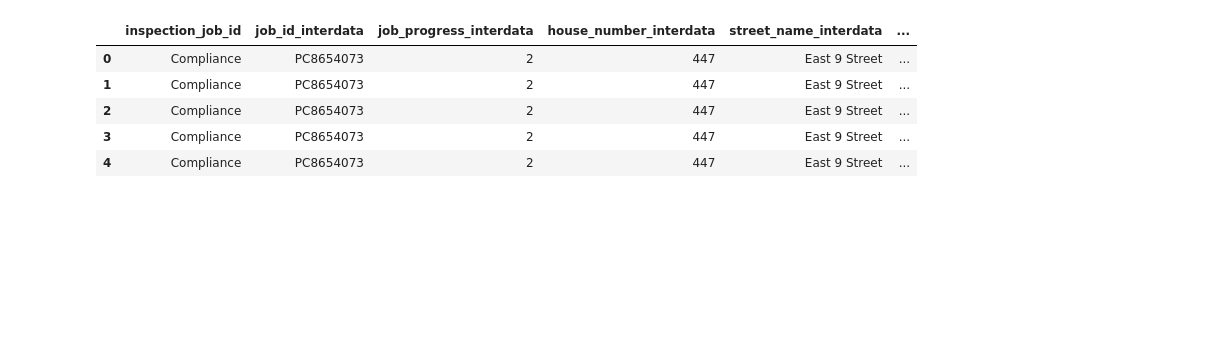
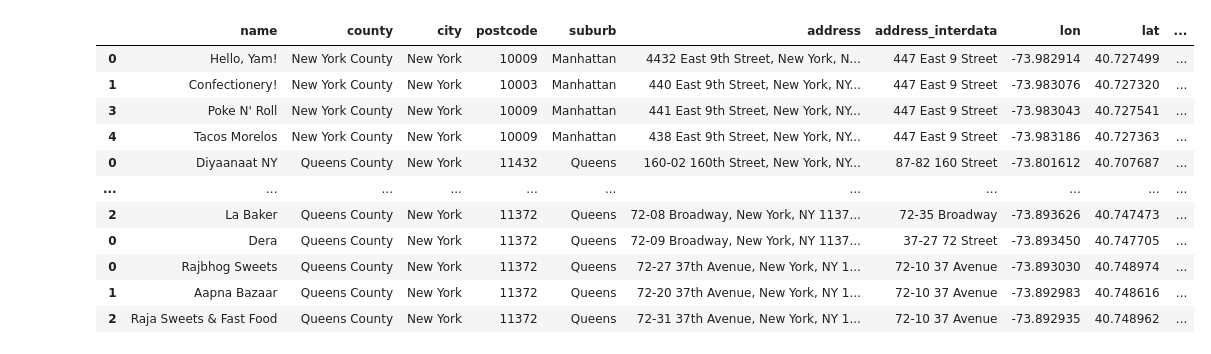
Before and after one commit to conor7276/nyc-rats-in-restaurants, a Jupyter notebook: osm/geoapift.ipynb, the cells around one changed output. Saved outputs shown, nothing was run; the diff lists cells and outputs as text; code cells hidden in the pictures; blank space fills up the shorter version.

```diff
--- a/osm/geoapift.ipynb
+++ b/osm/geoapift.ipynb
@@ -13,7 +14,7 @@ env_path = Path(os.path.abspath('')).resolve().parent / "secrets.env"
 env_vars = dotenv_values(env_path)
 geoapify_key = env_vars['GEOAPIFY_KEY']
 # %%
-df = pd.read_csv("data_2026-03-02_2026-03-08.csv")
+df = pd.read_csv("data_2026-03-02_2026-03-08.csv", parse_dates = ['approved_date'])
 # Filter out bad coordinates
 df = df.dropna(subset = ['longitude', 'latitude'])
 df = df[(df['longitude'] != 0) & (df['latitude'] != 0)]
@@ -22,7 +23,10 @@ df = df[(df['longitude'] != 0) & (df['latitude'] != 0)]
 df['street_name'] = df['street_name'].apply(lambda x : x.title())
 df['address'] = df.apply(lambda x : str(x['house_number']) + ' ' + x['street_name'] ,axis = 1)
 
-df = df.iloc[1:100]
+# Turn dates from timestamp level to date level
+df['approved_date'] = df['approved_date'].apply(lambda x : pd.Timestamp(year = x.year, month = x.month, day = x.day))
+
+# df = df.iloc[201:300]
 
 df = df[
     ['inspection_type',
@@ -59,7 +63,7 @@ all_restaurants_df = pd.DataFrame()
 
 for _ , row in df.iterrows():
 
-    time.sleep(2)
+    time.sleep(0.5)
     longitude = str(row['longitude_interdata'])
     latitude = str(row['latitude_interdata'])
 
@@ -71,7 +75,7 @@ for _ , row in df.iterrows():
     response = requests.request("GET", url, headers=headers, data=payload)
 
     res = json.loads(response.text)
-    print(res)
+    # print(res)
     try:
         local_restaurant_df = pd.DataFrame([
             {
@@ -100,7 +104,7 @@ for _ , row in df.iterrows():
 
         all_restaurants_df = pd.concat([all_restaurants_df, local_restaurant_df])
     except Exception as e:
-        print(e)
+        # print(e)
         # Move on if no data is found
         continue
 # %% [output]
@@ -124,4 +128,60 @@ for _ , row in df.iterrows():
 # %%
-print(all_restaurants_df.columns)
-all_restaurants_df.head()
+all_restaurants_df.to_csv('all_restaurants_df.csv', index = False)
+# all_restaurants_df = pd.read_csv("all_restaurants_geoapify.csv")
+# all_restaurants_df['approved_date_interdata'] = pd.Timestamp(all_restaurants_df['approved_date_interdata'])
+
+selected_columns = [
+    'name', 'county', 'city', 'postcode', 'district', 'suburb', 'housenumber', 'street', 'address_line2',
+    'lon','lat', 'formatted', 'catering', 'commercial','house_number_interdata',
+    'street_name_interdata', 'address_interdata', 'result_interdata', 'approved_date_interdata', 'nta_interdata'
+    ]
+
+
+geo_rest_df = all_restaurants_df.copy()
+geo_rest_df['address_line2'] = geo_rest_df['address_line2'].apply(lambda x : x.split(',')[0].strip() if x else None)
+geo_rest_df = all_restaurants_df[selected_columns]
+geo_rest_df.head()
+
+requested_places_saved = geo_rest_df.copy()
+
+# Logic is fuzzy with addresses we try to pick ones that are close to matching then compare numerical addresses
+requested_places_saved['ratio'] = requested_places_saved.apply(lambda x: fuzz.WRatio(x['address_line2'], x['address_interdata']), axis=1)
+requested_places_saved = requested_places_saved[requested_places_saved['ratio'] >= 80]
+
+requested_places_saved['split_check'] = requested_places_saved.apply(lambda x : x['housenumber'] == x['house_number_interdata'], axis = 1)
+# requested_places_saved = requested_places_saved[requested_places_saved['split_check'] == True]
+
+# Column cleanup
+requested_places_saved[['lon', 'lat']] = requested_places_saved[['lon', 'lat']].round(6)
+selected_columns = [
+    'name', 'county', 'city', 'postcode',
+    'suburb', 'address_line2', 'address_interdata', 'lon', 'lat',
+    'catering', 'commercial', 'approved_date_interdata', 'result_interdata', 'nta_interdata', 'split_check'
+]
+requested_places_saved = requested_places_saved[selected_columns]
+requested_places_saved = requested_places_saved.rename(
+    columns = {'address_line2' : 'address', 'approved_date_interdata' : 'approved_date', 'result_interdata' : "result", 'nta_interdata' : 'neighborhood'}
+)
+
+def category_handler(catering, commercial):
+    if pd.notnull(catering): # If it is a restaurant it will show the type of catering
+        try:
+            # print(catering)
+            return catering['cuisine'].title().strip()
+        except Exception as e:
+            print("No correct cuisine found")
+            return 'N/A'
+    else: # If it is not a restaurant it will show what other type of place it is eg: bar/supermarket
+        try:
+            return commercial['type'].title().strip()
+        except Exception as e:
+            print("No commercial type found")
+            return 'N/A'
+
+requested_places_saved['type'] = requested_places_saved.apply(lambda x : category_handler(x['catering'], x['commercial']), axis = 1)
+requested_places_saved = requested_places_saved.drop(columns = ['catering', 'commercial'])
+
+requested_places_saved.to_csv("final_data.csv", index = False)
+
+requested_places_saved
 # %% [output]
@@ -140,6 +205,12 @@ Index(['inspection_job_id', 'job_id_interdata', 'job_progress_interdata',
-|  | inspection_job_id | job_id_interdata | job_progress_interdata | house_number_interdata | street_name_interdata | ... |
-| 0 | Compliance | PC8654073 | 2 | 447 | East 9 Street | ... |
-| 1 | Compliance | PC8654073 | 2 | 447 | East 9 Street | ... |
-| 2 | Compliance | PC8654073 | 2 | 447 | East 9 Street | ... |
-| 3 | Compliance | PC8654073 | 2 | 447 | East 9 Street | ... |
-| 4 | Compliance | PC8654073 | 2 | 447 | East 9 Street | ... |
+|  | name | county | city | postcode | suburb | address | address_interdata | lon | lat | ... |
+| 0 | Hello, Yam! | New York County | New York | 10009 | Manhattan | 4432 East 9th Street, New York, N... | 447 East 9 Street | -73.982914 | 40.727499 | ... |
+| 1 | Confectionery! | New York County | New York | 10003 | Manhattan | 440 East 9th Street, New York, NY... | 447 East 9 Street | -73.983076 | 40.727320 | ... |
+| 3 | Poke N' Roll | New York County | New York | 10009 | Manhattan | 441 East 9th Street, New York, NY... | 447 East 9 Street | -73.983043 | 40.727541 | ... |
+| 4 | Tacos Morelos | New York County | New York | 10009 | Manhattan | 438 East 9th Street, New York, NY... | 447 East 9 Street | -73.983186 | 40.727363 | ... |
+| 0 | Diyaanaat NY | Queens County | New York | 11432 | Queens | 160-02 160th Street, New York, NY... | 87-82 160 Street | -73.801612 | 40.707687 | ... |
+| ... | ... | ... | ... | ... | ... | ... | ... | ... | ... | ... |
+| 2 | La Baker | Queens County | New York | 11372 | Queens | 72-08 Broadway, New York, NY 1137... | 72-35 Broadway | -73.893626 | 40.747473 | ... |
+| 0 | Dera | Queens County | New York | 11372 | Queens | 72-09 Broadway, New York, NY 1137... | 37-27 72 Street | -73.893450 | 40.747705 | ... |
+| 0 | Rajbhog Sweets | Queens County | New York | 11372 | Queens | 72-27 37th Avenue, New York, NY 1... | 72-10 37 Avenue | -73.893030 | 40.748974 | ... |
+| 1 | Aapna Bazaar | Queens County | New York | 11372 | Queens | 72-20 37th Avenue, New York, NY 1... | 72-10 37 Avenue | -73.892983 | 40.748616 | ... |
+| 2 | Raja Sweets & Fast Food | Queens County | New York | 11372 | Queens | 72-31 37th Avenue, New York, NY 1... | 72-10 37 Avenue | -73.892935 | 40.748962 | ... |
```
Also changed, not shown: parts of 7 cells of this notebook.
